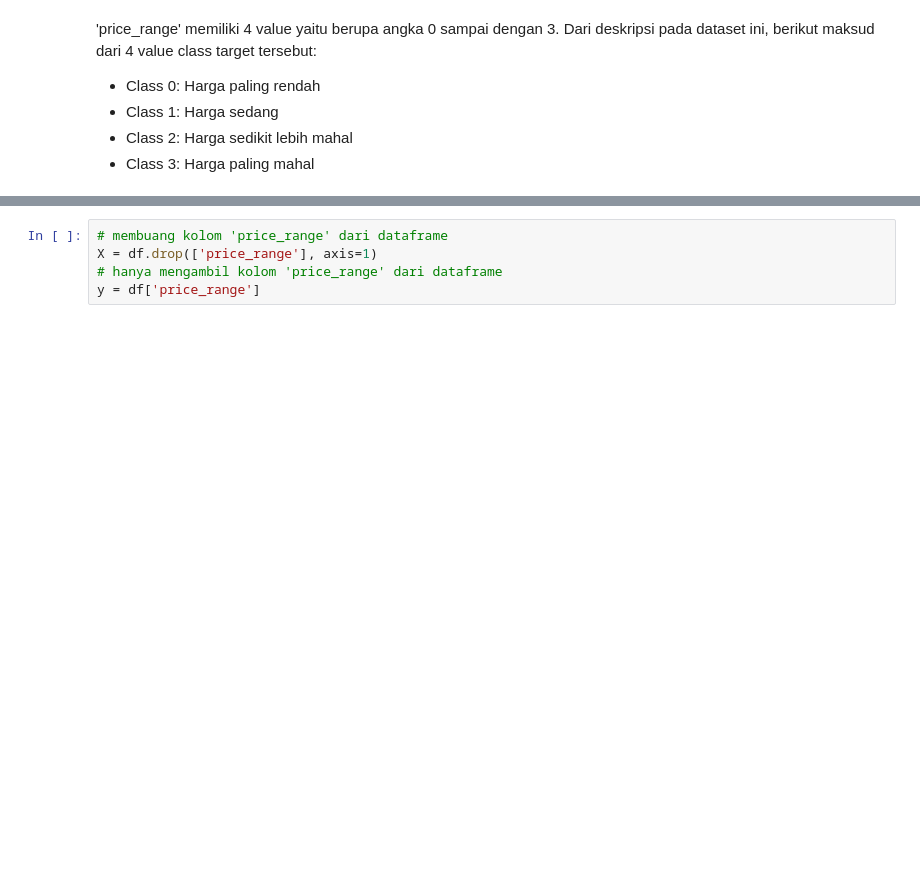
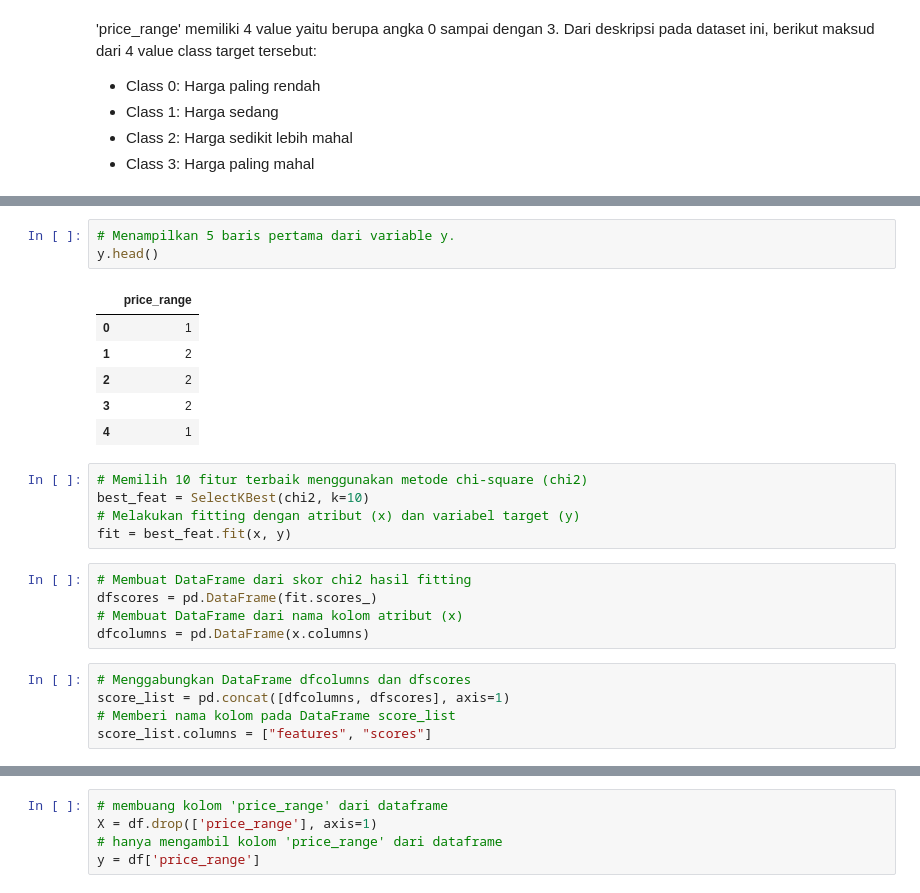
Before and after one commit to dean131/pengolahan-dataset, a Jupyter notebook: pemrosesan_dataset.ipynb, the cells around one changed output, grey strips where cells are left out. Cells and saved outputs as stored; diff of their text form; blank space fills up the shorter version.

```diff
--- a/pemrosesan_dataset.ipynb
+++ b/pemrosesan_dataset.ipynb
@@ -139,0 +164,25 @@ Semua data sudah merupakan tipe data numerik yang terdiri dari tipe data Integer
+# %%
+# Menampilkan 5 baris pertama dari variable y.
+y.head()
+# %% [output]
+|  | price_range |
+| 0 | 1 |
+| 1 | 2 |
+| 2 | 2 |
+| 3 | 2 |
+| 4 | 1 |
+# %%
+# Memilih 10 fitur terbaik menggunakan metode chi-square (chi2)
+best_feat = SelectKBest(chi2, k=10)
+# Melakukan fitting dengan atribut (x) dan variabel target (y)
+fit = best_feat.fit(x, y)
+# %%
+# Membuat DataFrame dari skor chi2 hasil fitting
+dfscores = pd.DataFrame(fit.scores_)
+# Membuat DataFrame dari nama kolom atribut (x)
+dfcolumns = pd.DataFrame(x.columns)
+# %%
+# Menggabungkan DataFrame dfcolumns dan dfscores
+score_list = pd.concat([dfcolumns, dfscores], axis=1)
+# Memberi nama kolom pada DataFrame score_list
+score_list.columns = ["features", "scores"]
```
Also changed, not shown: parts of 39 cells of this notebook, 4 other files.
